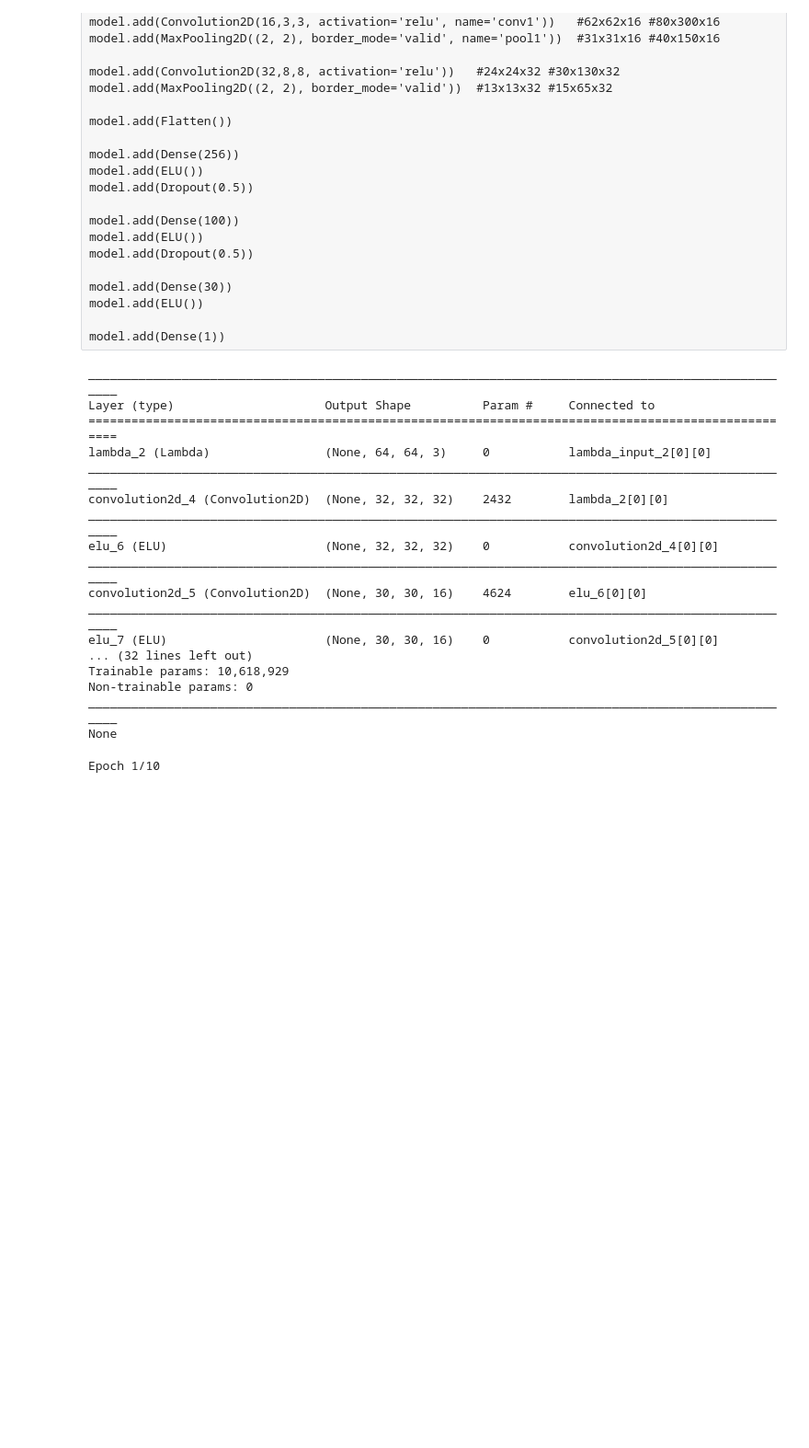
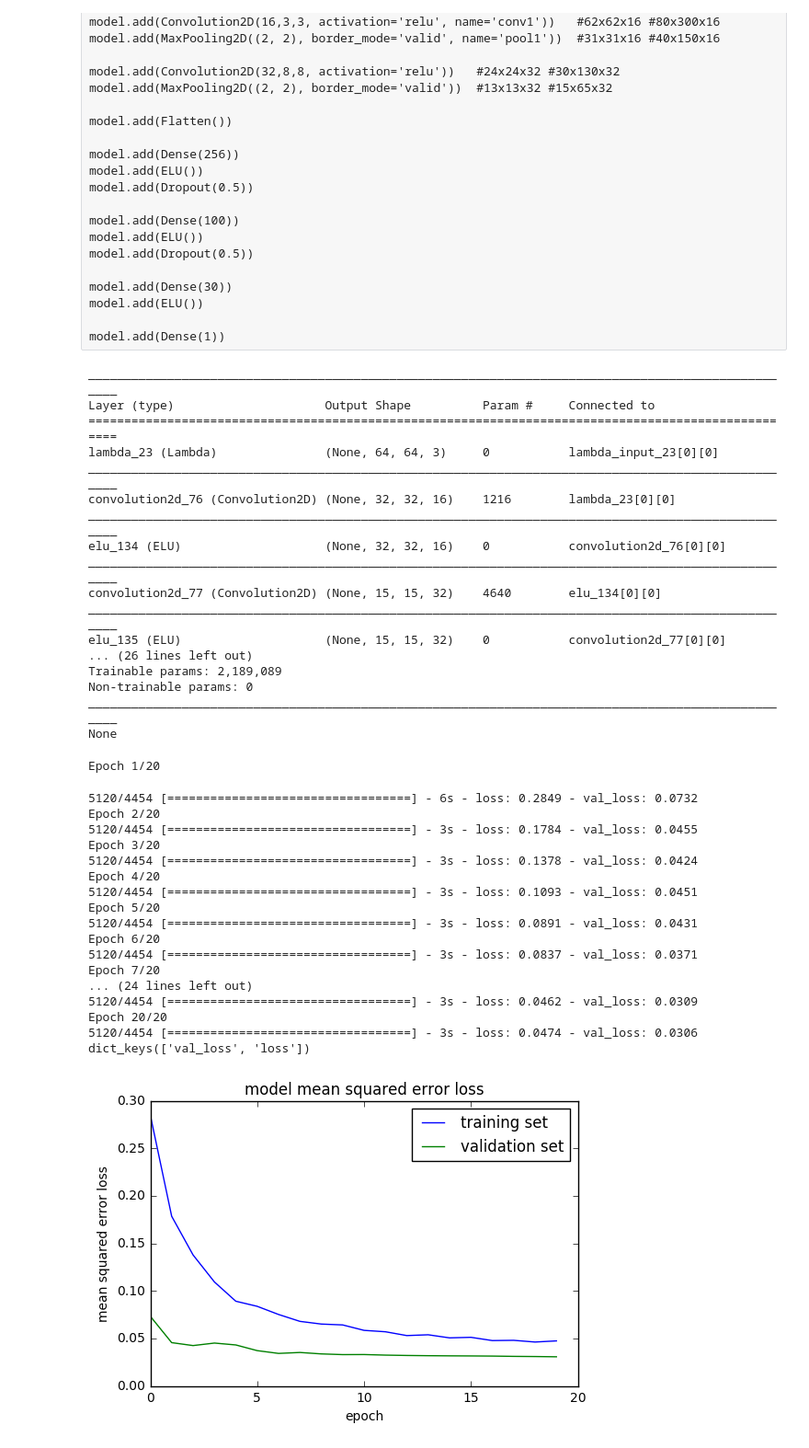
Before and after one commit to karanj1/SDCar, a Jupyter notebook: CarND-Behavioral-Cloning-P3/test6-Copy1.ipynb, the cells around one changed output. Shown at 92% size. Cells and saved outputs as stored; diff of their text form; code cells hidden in the pictures; blank space fills up the shorter version.

```diff
--- a/CarND-Behavioral-Cloning-P3/test6-Copy1.ipynb
+++ b/CarND-Behavioral-Cloning-P3/test6-Copy1.ipynb
@@ -175,7 +267,7 @@ for i in range(6):
     plt.title(steering_angles[i])
     plt.axis('off')
 # %%
-def generator(samples, augment=True, batch_size=32):
+def generator(samples, augment=True, batch_size=128):
     num_samples = int(len(samples)/3)
     while 1: # Loop forever so the generator never terminates
         shuffle(samples)
@@ -186,7 +278,10 @@ def generator(samples, augment=True, batch_size=32):
             steering_angles = []
 
             for row in batch_samples:
-                Augmentation(row, car_images, steering_angles)
+                if augment==True:
+                    Augmentation(row, car_images, steering_angles)
+                else:
+                    Augmentation_None(row, car_images, steering_angles)
 
             # trim image to only see section with road
             X_train = np.array(car_images)
@@ -195,8 +290,8 @@ def generator(samples, augment=True, batch_size=32):
             yield sklearn.utils.shuffle(X_train, y_train)
 # %%
 # compile and train the model using the generator function
-train_generator = generator(train_samples, augment=True, batch_size=32)
-validation_generator = generator(validation_samples, augment=False, batch_size=32)
+train_generator = generator(train_samples, augment=True, batch_size=128)
+validation_generator = generator(validation_samples, augment=False, batch_size=128)
 # %% [raw]
 model = Sequential()
 #model.add(Cropping2D(cropping=((40,25),(0,0)), input_shape=(160, 320, 3)))
@@ -225,73 +320,90 @@ model.add(ELU())
 model.add(Dense(1))
 # %%
 model = Sequential()
-model.add(Lambda(lambda x: x/255.0 - 0.5, input_shape=(64,64,3)))
+# Normalize
+model.add(Lambda(lambda x: x/127.5 - 1.0,input_shape=(64,64,3)))
+#model.add(Lambda(lambda x: x/255.0 - 0.5, input_shape=(64,64,3)))
+#model.add(Convolution2D(3,1,1,border_mode='valid', name='conv0'))
 # layer 1 output shape is 32x32x32
-model.add(Convolution2D(32, 5, 5, input_shape=(64, 64, 3), subsample=(2, 2), border_mode="same"))
+model.add(Convolution2D(16, 5, 5, input_shape=(64, 64, 3), subsample=(2, 2), border_mode="same"))
 model.add(ELU())
 # layer 2 output shape is 15x15x16
-model.add(Convolution2D(16, 3, 3, subsample=(1, 1), border_mode="valid"))
+model.add(Convolution2D(32, 3, 3, subsample=(2, 2), border_mode="valid"))
 model.add(ELU())
 model.add(Dropout(.4))
 model.add(MaxPooling2D((2, 2), border_mode='valid'))
 # layer 3 output shape is 13x13x16
-model.add(Convolution2D(16, 3, 3, subsample=(1, 1), border_mode="valid"))
+model.add(Convolution2D(64, 3, 3, subsample=(1, 1), border_mode="valid"))
 model.add(ELU())
 model.add(Dropout(.4))
 # Flatten the output
 model.add(Flatten())
 # layer 4
-model.add(Dense(2704))
+model.add(Dense(1024))
 model.add(Dropout(.3))
 model.add(ELU())
 # layer 5
-model.add(Dense(1024))
-model.add(Dropout(.3))
-model.add(ELU())
-# layer 6
 model.add(Dense(512))
 model.add(ELU())
 # Finally a single output, since this is a regression problem
 model.add(Dense(1))
+
 print(model.summary())
 # %% [output]
 ____________________________________________________________________________________________________
 Layer (type)                     Output Shape          Param #     Connected to
 ====================================================================================================
-lambda_2 (Lambda)                (None, 64, 64, 3)     0           lambda_input_2[0][0]
+lambda_23 (Lambda)               (None, 64, 64, 3)     0           lambda_input_23[0][0]
 ____________________________________________________________________________________________________
-convolution2d_4 (Convolution2D)  (None, 32, 32, 32)    2432        lambda_2[0][0]
+convolution2d_76 (Convolution2D) (None, 32, 32, 16)    1216        lambda_23[0][0]
 ____________________________________________________________________________________________________
-elu_6 (ELU)                      (None, 32, 32, 32)    0           convolution2d_4[0][0]
+elu_134 (ELU)                    (None, 32, 32, 16)    0           convolution2d_76[0][0]
 ____________________________________________________________________________________________________
-convolution2d_5 (Convolution2D)  (None, 30, 30, 16)    4624        elu_6[0][0]
+convolution2d_77 (Convolution2D) (None, 15, 15, 32)    4640        elu_134[0][0]
 ____________________________________________________________________________________________________
-elu_7 (ELU)                      (None, 30, 30, 16)    0           convolution2d_5[0][0]
-... (32 lines left out)
-Trainable params: 10,618,929
+elu_135 (ELU)                    (None, 15, 15, 32)    0           convolution2d_77[0][0]
+... (26 lines left out)
+Trainable params: 2,189,089
 Non-trainable params: 0
 ____________________________________________________________________________________________________
 None
 # %%
-model.compile(loss='mse', optimizer='adam')
+model.compile(loss='mse', optimizer=Adam(lr=1e-4))
 #model.fit(X_train, y_train,validation_split=0.2, shuffle=True, nb_epoch=7)
 history_object = model.fit_generator(train_generator, samples_per_epoch= \
             len(train_samples)*2, validation_data=validation_generator, \
-            nb_val_samples=len(validation_samples)*2, nb_epoch=10, verbose=1)          #https://keras.io/models/sequential/#fit_generator
+            nb_val_samples=len(validation_samples)*2, nb_epoch=20, verbose=1)          #https://keras.io/models/sequential/#fit_generator
 
 ### print the keys contained in the history object
 print(history_object.history.keys())
 
 ### plot the training and validation loss for each epoch
 plt.plot(history_object.history['loss'])
 plt.plot(history_object.history['val_loss'])
 plt.title('model mean squared error loss')
 plt.ylabel('mean squared error loss')
 plt.xlabel('epoch')
 plt.legend(['training set', 'validation set'], loc='upper right')
 plt.show()
 
 model.save('model_test.h5')
-print(model.summary())
 # %% [output]
-Epoch 1/10
+Epoch 1/20
+5120/4454 [==================================] - 6s - loss: 0.2849 - val_loss: 0.0732
+Epoch 2/20
+5120/4454 [==================================] - 3s - loss: 0.1784 - val_loss: 0.0455
+Epoch 3/20
+5120/4454 [==================================] - 3s - loss: 0.1378 - val_loss: 0.0424
+Epoch 4/20
+5120/4454 [==================================] - 3s - loss: 0.1093 - val_loss: 0.0451
+Epoch 5/20
+5120/4454 [==================================] - 3s - loss: 0.0891 - val_loss: 0.0431
+Epoch 6/20
+5120/4454 [==================================] - 3s - loss: 0.0837 - val_loss: 0.0371
+Epoch 7/20
+... (24 lines left out)
+5120/4454 [==================================] - 3s - loss: 0.0462 - val_loss: 0.0309
+Epoch 20/20
+5120/4454 [==================================] - 3s - loss: 0.0474 - val_loss: 0.0306
+dict_keys(['val_loss', 'loss'])
+[figure, added]
```
Also changed, not shown: parts of 10 cells of this notebook, 3 other files.
